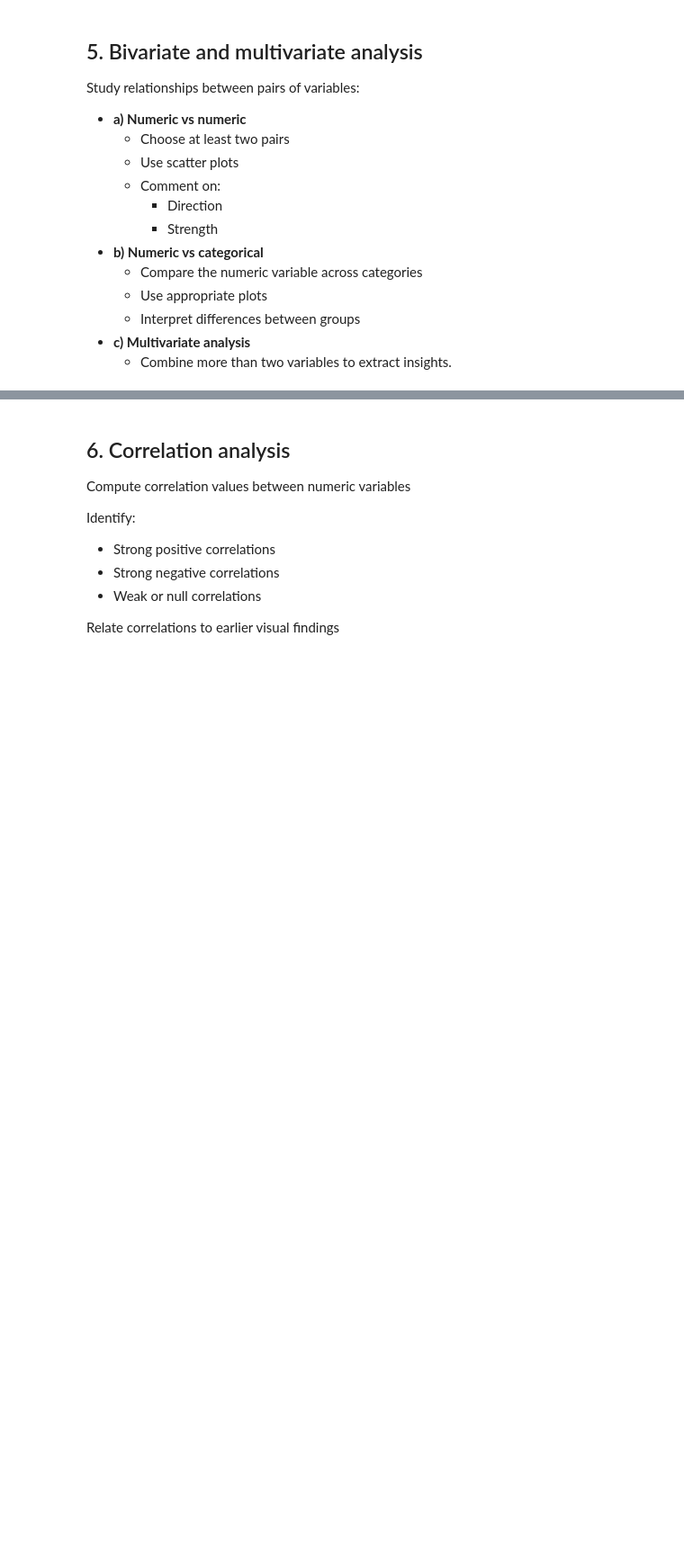
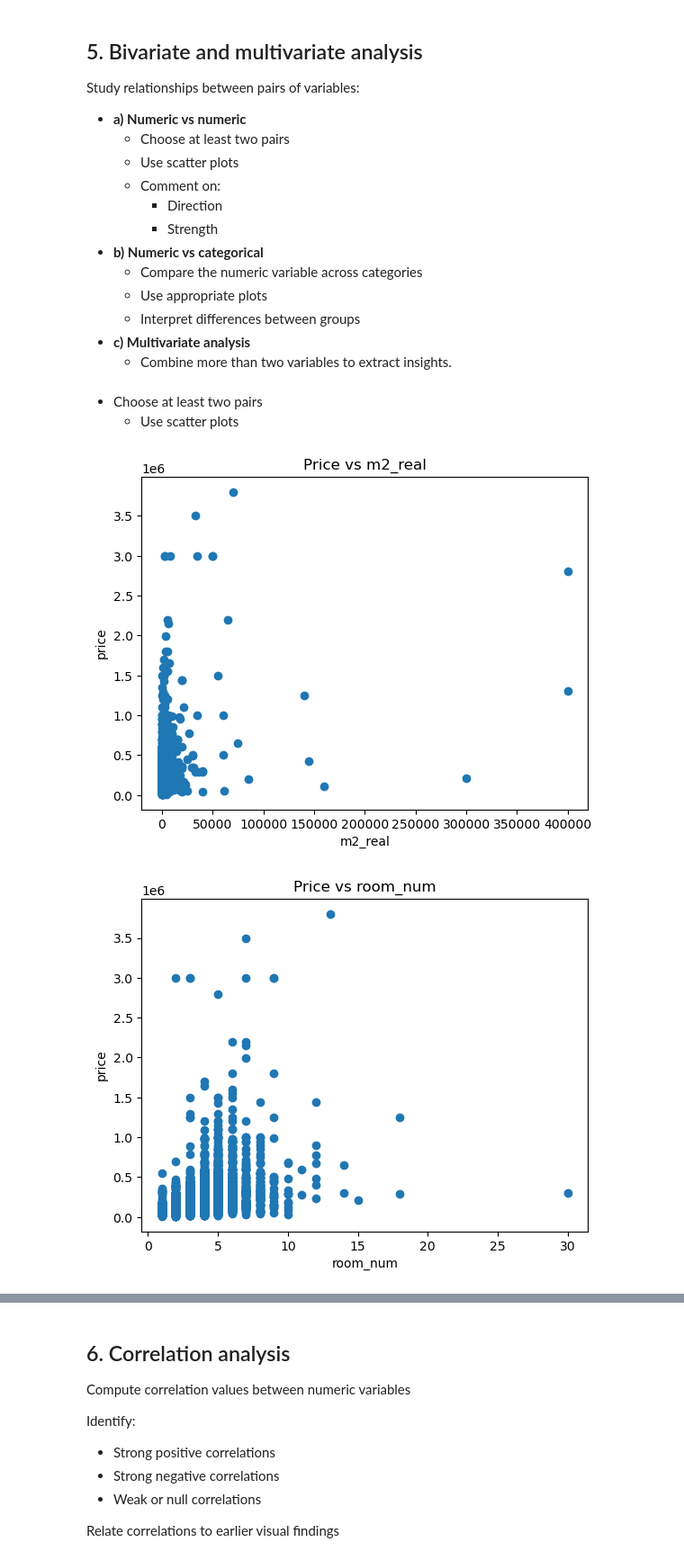
Before and after one commit to pauladata13/dataExploratory-, a Jupyter notebook: task_2.4_EDA_Housing_coruna.ipynb, the cells around one changed output, grey strips where cells are left out. Shown at 90% size. Cells and saved outputs as stored; diff of their text form; code cells hidden in the pictures; blank space fills up the shorter version.

```diff
--- a/task_2.4_EDA_Housing_coruna.ipynb
+++ b/task_2.4_EDA_Housing_coruna.ipynb
@@ -308,3 +326,28 @@ Study relationships between pairs of variables:
     - Interpret differences between groups
 - **c) Multivariate analysis**
     - Combine more than two variables to extract insights.
+# %% [markdown]
+ - Choose at least two pairs
+    - Use scatter plots
+# %%
+import matplotlib.pyplot as plt
+import pandas as pd
+
+df_num = df[["price", "m2_real", "room_num"]].apply(pd.to_numeric, errors="coerce")
+
+plt.figure()
+plt.scatter(df_num["m2_real"], df_num["price"])
+plt.xlabel("m2_real")
+plt.ylabel("price")
+plt.title("Price vs m2_real")
+plt.show()
+
+plt.figure()
+plt.scatter(df_num["room_num"], df_num["price"])
+plt.xlabel("room_num")
+plt.ylabel("price")
+plt.title("Price vs room_num")
+plt.show()
+# %% [output]
+[figure, added]
+[figure, added]
```
Also changed, not shown: parts of 13 cells of this notebook.
